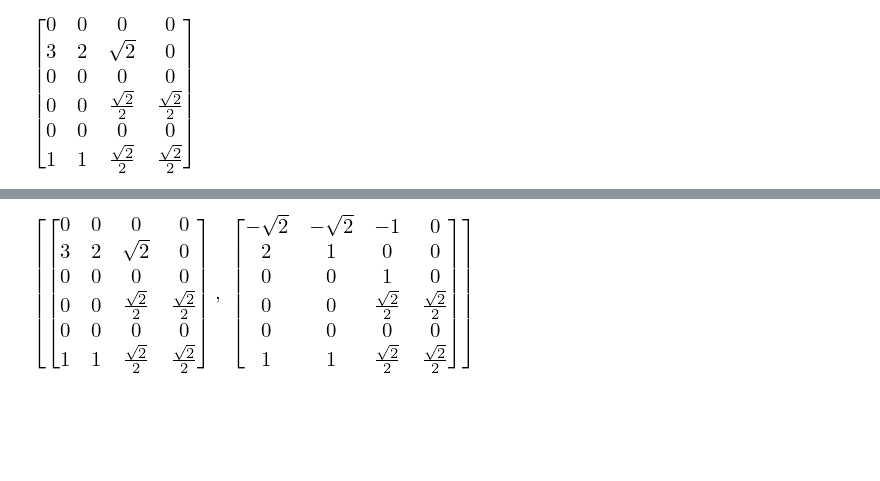
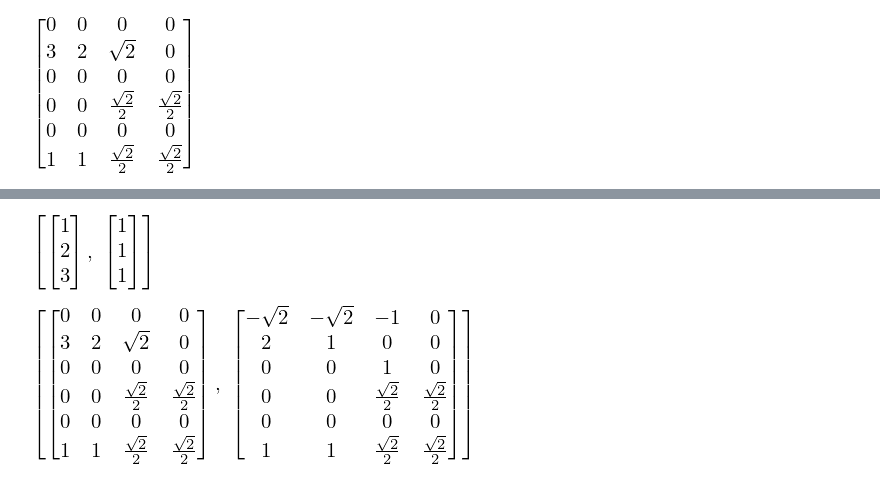
Before and after one commit to euler1sangamesh/Velocity_Jacobian_of_serial_robot, a Jupyter notebook: code_1.ipynb, the cells around one changed output, grey strips where cells are left out. Cells and saved outputs as stored; diff of their text form; code cells hidden in the pictures; blank space fills up the shorter version.

```diff
--- a/code_1.ipynb
+++ b/code_1.ipynb
@@ -181,3 +192,7 @@ J_num_1
+# %%
+M.columnspace()
+# %% [output]
+[figure, added]
 # %%
 J_num_1 = J.subs([(theta1, 0), (theta2, sy.pi/2), (theta3, -sy.pi/2), (theta4,0)])
 J_num_2 = J.subs([(theta1, 0), (theta2, sy.pi/2), (theta3, 0), (theta4,0)])
```
Also changed, not shown: parts of 2 cells of this notebook.
